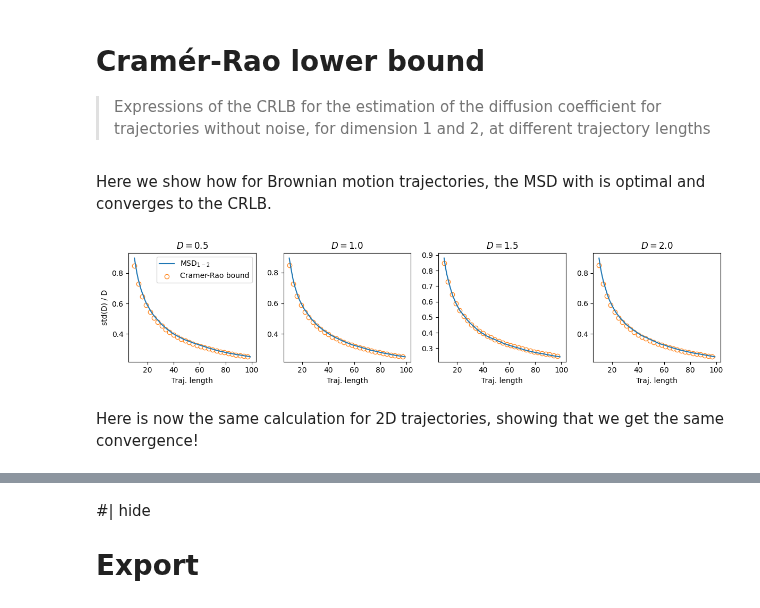
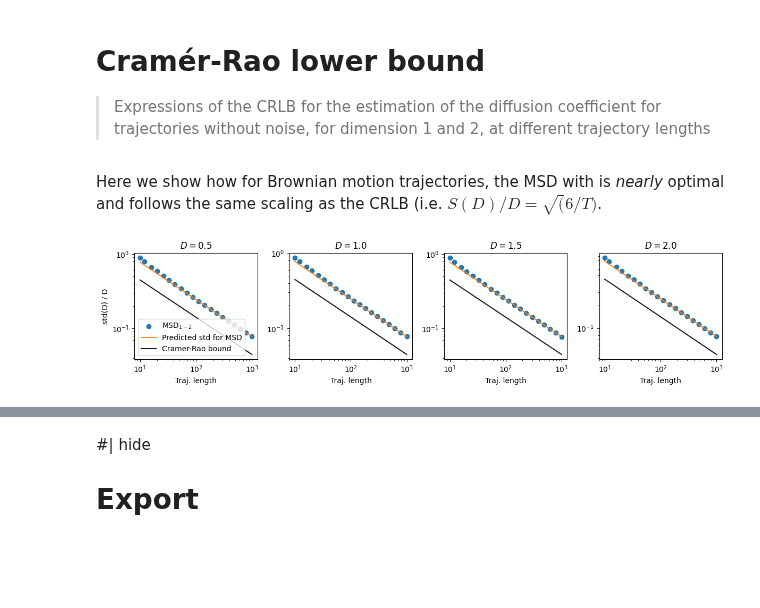
Before and after one commit to AnDiChallenge/andi_datasets, a Jupyter notebook: source_nbs/lib_nbs/analysis.ipynb, the cells around one changed output, grey strips where cells are left out. Drawn from its saved outputs; the diff is of its cells as text; code cells hidden in the pictures; blank space fills up the shorter version.

```diff
--- a/source_nbs/lib_nbs/analysis.ipynb
+++ b/source_nbs/lib_nbs/analysis.ipynb
@@ -329,18 +373,16 @@ def CRLB_D(T:int, # Length of the trajectory
            dim:int = 1 # Dimension of the trajectoy
           ) ->float: # Cramér-Rao bound
     '''
-    Calculates the bound for S(D)/D, i.e. ratio between the standard deviation and the expected value of D
-    This holds for x->0 only (i.e. no noise)! See PRE 85, 061916 (2012) for full equation.
+    Returns the Cramer-Rao lower bound S(D)/D for Brownian motion without noise, namely
+
+    S(D) / D = sqrt(2 / (d·T) )
     '''
-    if dim == 1:
-        return 2*((4-3*T)/((4-2*T)*(T-1)))**(1/2)
-    if dim == 2:
-        return ((3*T-4)/((T-1)*(T-2)))**(1/2)
+    return np.sqrt(2 / (dim*T))
 # %% [markdown]
-Here we show how for Brownian motion trajectories, the MSD with is optimal and converges to the CRLB.
+Here we show how for Brownian motion trajectories, the MSD with is *nearly* optimal and follows the same scaling as the CRLB (i.e. $S(D)/D = \sqrt(6/T)$.
 # %%
 #eval: false
-Ts = np.arange(10, 100) # Trajectory lengths
+Ts = np.logspace(1, 3,20).astype(int) # Trajectory lengths
 Ds = np.arange(0.5, 2.1, 0.5) # We will test on different diffusion coefficients
 
 # Saving the standard deviations
@@ -357,14 +399,13 @@ for idxD, D in enumerate(tqdm(Ds)):
 # %%
 fig, axs = plt.subplots(1,4, figsize = (4*3,3), tight_layout = True)
 
 for idx, (ax, std_d, D) in enumerate(zip(axs.flatten(), std_ds, Ds)):
-    ax.plot(Ts, std_d/D, label = r'MSD$_{1-2}$')
-    ax.scatter(Ts[::3], CRLB_D(Ts)[::3], label = 'Cramer-Rao bound', alpha = 0.9, facecolor = 'w', edgecolor = 'C1')
+    ax.scatter(Ts, std_d/D, label = r'MSD$_{1-2}$')
+    ax.loglog(Ts, np.sqrt(6/Ts), label = 'Predicted std for MSD', alpha = 0.9, c = 'C1')
+    ax.loglog(Ts, CRLB_D(Ts), label = 'Cramer-Rao bound', alpha = 0.9, c = 'k')
     ax.set_title(fr'$D = {D}$')
 axs[0].legend()
 plt.setp(axs[0], ylabel = 'std(D) / D')
 plt.setp(axs, xlabel = 'Traj. length');
 # %% [output]
-[figure, old version]
+[figure, new version]
-# %% [markdown]
-Here is now the same calculation for 2D trajectories, showing that we get the same convergence!
```
Also changed, not shown: parts of 52 cells of this notebook, 3 other files.
